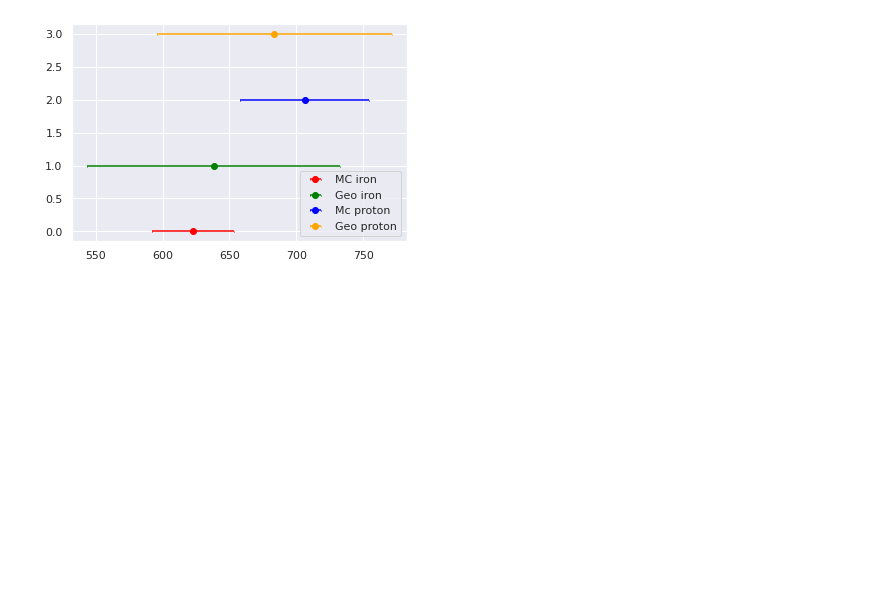
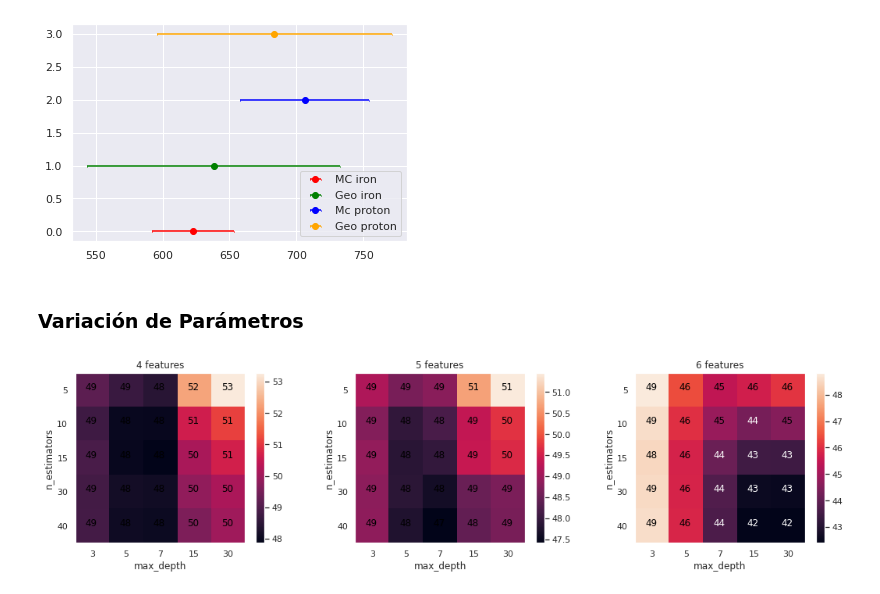
Before and after one commit to AndresGuarin/JupyterCodes, a Jupyter notebook: Machine_Learning/Proyecto_IA_1_Xmax.ipynb, the cells around one changed output. Drawn from its saved outputs; the diff is of its cells as text; code cells hidden in the pictures; blank space fills up the shorter version.

```diff
--- a/Machine_Learning/Proyecto_IA_1_Xmax.ipynb
+++ b/Machine_Learning/Proyecto_IA_1_Xmax.ipynb
@@ -343,3 +382,5 @@ plt.legend()
 plt.show()
 # %% [output]
 [figure]
+# %% [markdown]
+### **Variación de Parámetros**
@@ -345,0 +424,27 @@ plt.show()
+# %%
+#@title **code** Plotting results
+def plot_text(M):
+  for i,row in enumerate(M):
+    for j, col in enumerate(row):
+      if M[i,j] > 44.5:
+        color='black'
+      else:
+        color='white'
+      plt.text(j-0.2,i,'%1.f'%(M[i,j]), color=color)
+
+f = plt.figure(figsize=(18,4))
+f.subplots_adjust(wspace=0.25)
+for i in range(3):
+  plt.subplot(1,3,i+1)
+  plt.imshow(M1[i])
+  plt.colorbar()
+  plot_text(M1[i])
+  plt.title(str(N[i])+' features')
+  plt.xlabel('max_depth')
+  plt.ylabel('n_estimators')
+  plt.yticks(range(len(estimators)),estimators)
+  plt.xticks(range(len(depths)),depths)
+  plt.grid(False)
+plt.show()
+# %% [output]
+[figure, added]
```
Also changed, not shown: parts of 18 cells of this notebook.
